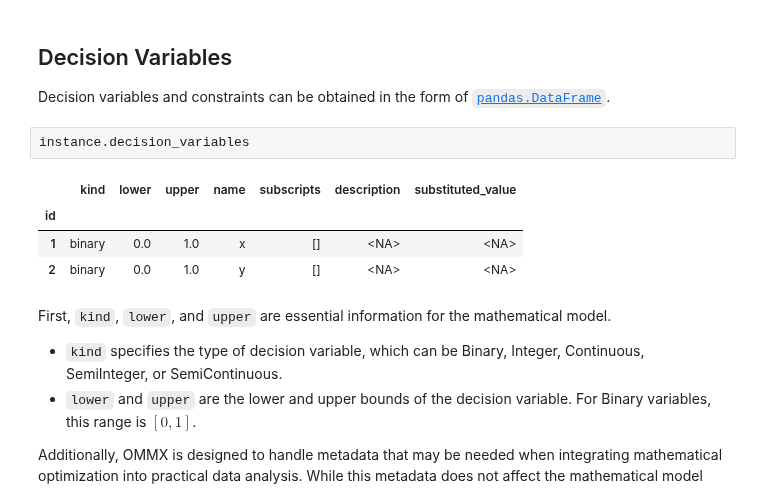
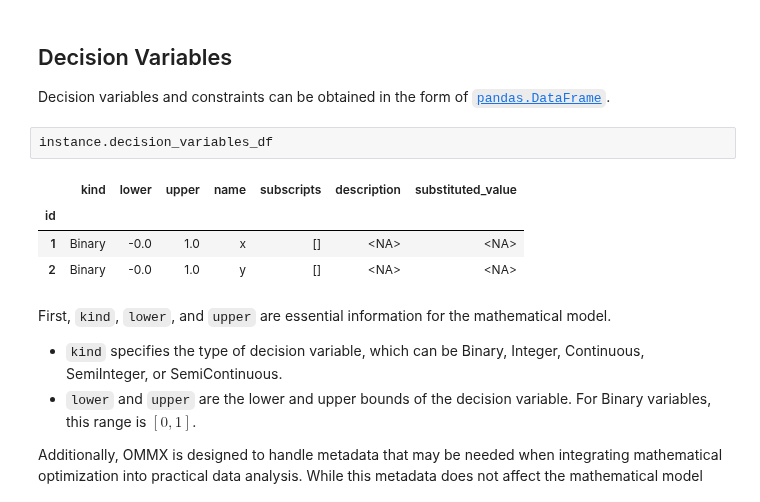
Before and after one commit to Jij-Inc/ommx, a Jupyter notebook: docs/en/user_guide/instance.ipynb, the cells around one changed output. Cells and saved outputs as stored; diff of their text form.

```diff
--- a/docs/en/user_guide/instance.ipynb
+++ b/docs/en/user_guide/instance.ipynb
@@ -46,12 +48,12 @@ True
 
 Decision variables and constraints can be obtained in the form of [`pandas.DataFrame`](https://pandas.pydata.org/pandas-docs/stable/reference/frame.html).
 # %%
-instance.decision_variables
+instance.decision_variables_df
 # %% [output]
 |  | kind | lower | upper | name | subscripts | description | substituted_value |
 | id |  |  |  |  |  |  |  |
-| 1 | binary | 0.0 | 1.0 | x | [] | <NA> | <NA> |
-| 2 | binary | 0.0 | 1.0 | y | [] | <NA> | <NA> |
+| 1 | Binary | -0.0 | 1.0 | x | [] | <NA> | <NA> |
+| 2 | Binary | -0.0 | 1.0 | y | [] | <NA> | <NA> |
 # %% [markdown]
 First, `kind`, `lower`, and `upper` are essential information for the mathematical model.
 
```
Also changed, not shown: parts of 5 cells of this notebook, 5 other files.
